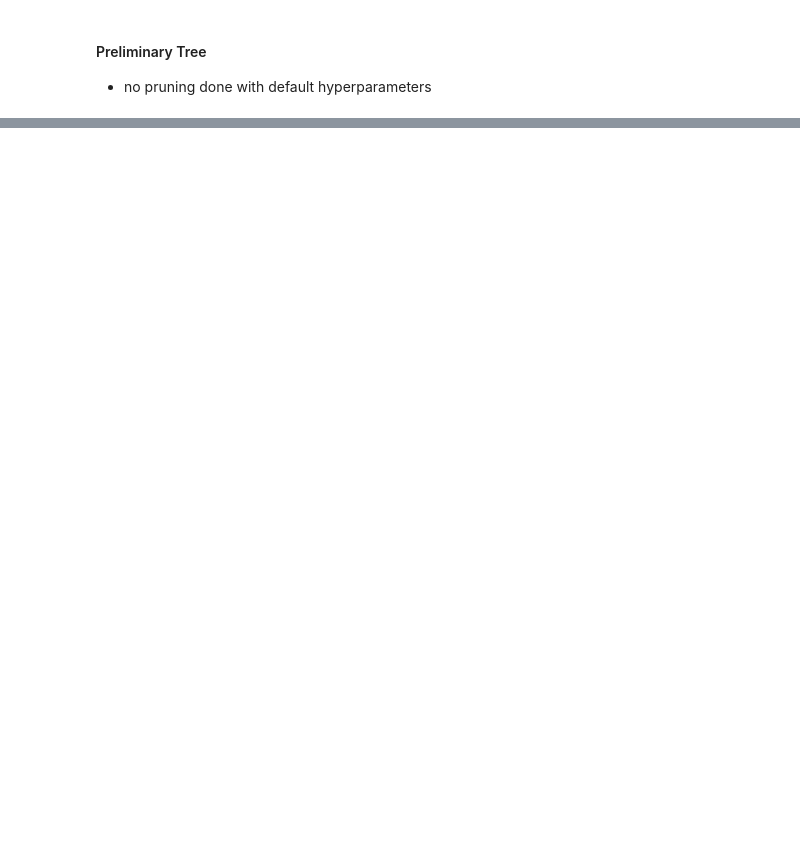
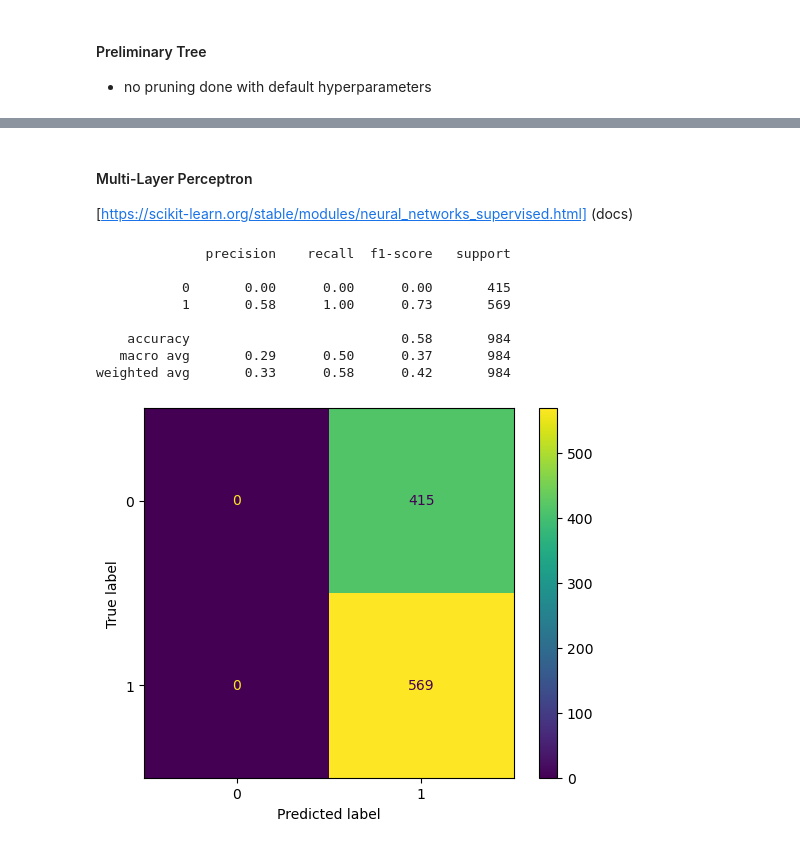
Before and after one commit to 04AJ/vocational-rehab, a Jupyter notebook: notebook.ipynb, the cells around one changed output, grey strips where cells are left out. Drawn from its saved outputs; the diff is of its cells as text; code cells hidden in the pictures; blank space fills up the shorter version.

```diff
--- a/notebook.ipynb
+++ b/notebook.ipynb
@@ -282,0 +352,27 @@ weighted avg       0.67      0.67      0.67       984
+# %% [markdown]
+#### Multi-Layer Perceptron
+[https://scikit-learn.org/stable/modules/neural_networks_supervised.html] (docs)
+# %%
+from sklearn.neural_network import MLPClassifier
+
+clf_nn = MLPClassifier(solver='lbfgs', alpha=1e-5,
+                       hidden_layer_sizes=(5,2), random_state=1)
+
+clf_nn.fit(X_train, y_train.values.ravel())
+
+
+y_pred = clf_nn.predict(X_test)
+new_cm_nn = confusion_matrix(y_test, y_pred, labels=clf_nn.classes_)
+disp = ConfusionMatrixDisplay(confusion_matrix=new_cm_nn, display_labels=clf_nn.classes_)
+disp.plot()
+print(classification_report(y_test, y_pred))
+# %% [output]
+              precision    recall  f1-score   support
+
+           0       0.00      0.00      0.00       415
+           1       0.58      1.00      0.73       569
+
+    accuracy                           0.58       984
+   macro avg       0.29      0.50      0.37       984
+weighted avg       0.33      0.58      0.42       984
+[figure, added]
```
Also changed, not shown: parts of 9 cells of this notebook, 4 other files.
